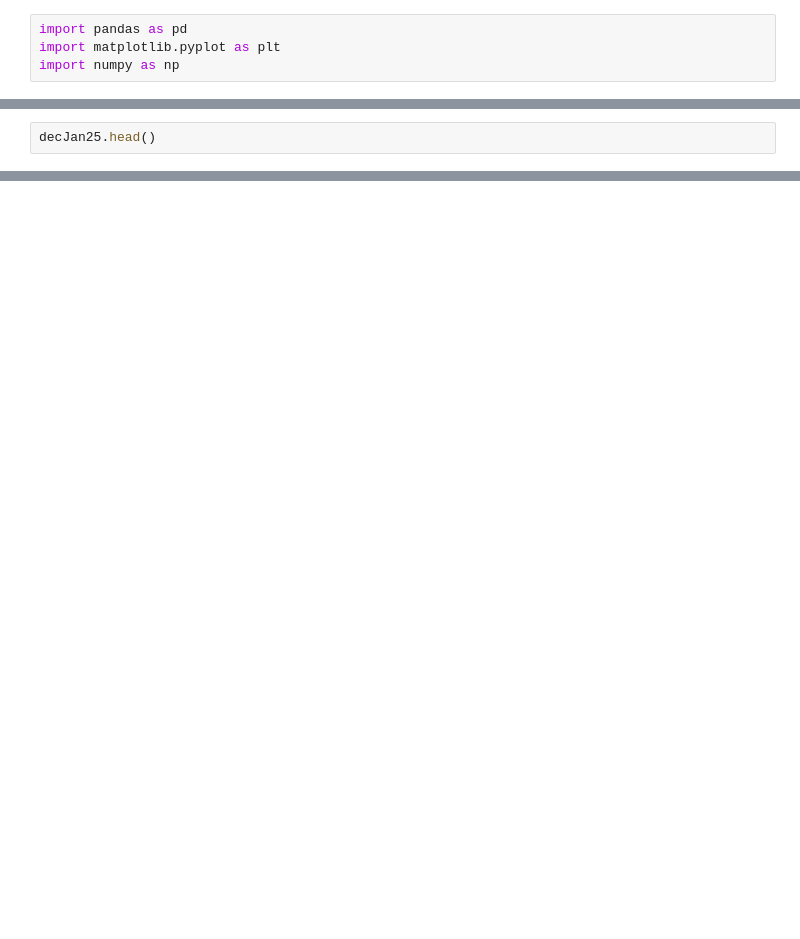
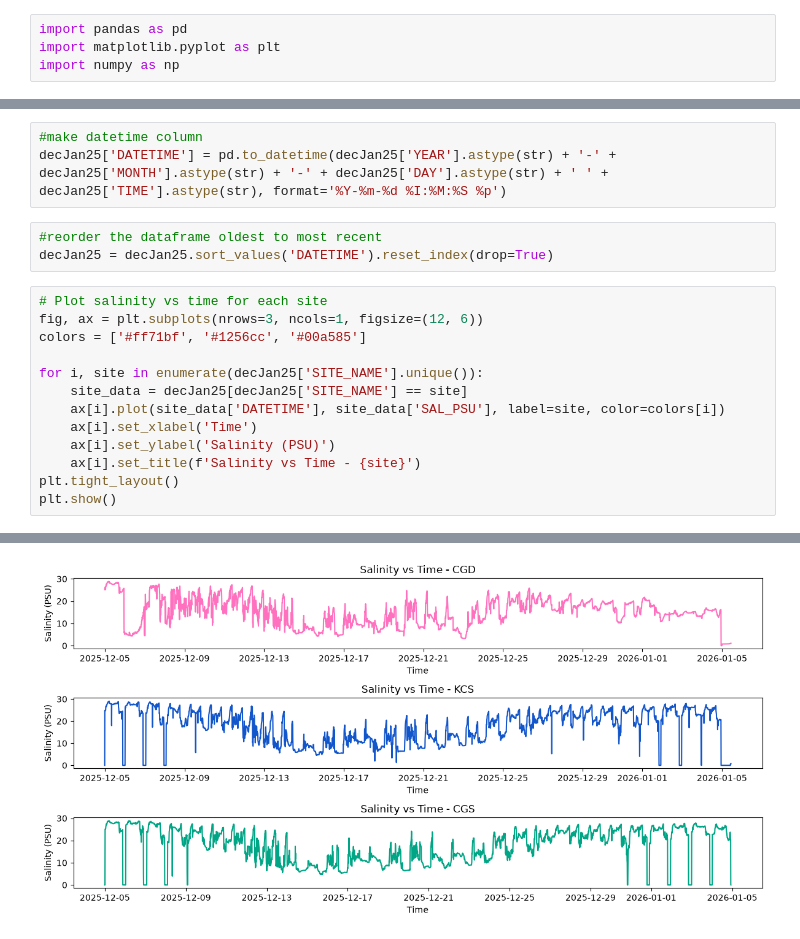
Before and after one commit to rippetl/atmospheric-rivers-skagit-bay, a Jupyter notebook: swinomish_sensor_data_viz.ipynb, the cells around one changed output, grey strips where cells are left out. Drawn from its saved outputs; the diff is of its cells as text; blank space fills up the shorter version.

Commit message:
Plotted salinity vs time and avg salinity vs time.

```diff
--- a/swinomish_sensor_data_viz.ipynb
+++ b/swinomish_sensor_data_viz.ipynb
@@ -7,3 +15,20 @@ decJan25 = pd.read_csv('/Users/lilyrippeteau/Library/CloudStorage/OneDrive-Weste
+# %%
+#make datetime column
+decJan25['DATETIME'] = pd.to_datetime(decJan25['YEAR'].astype(str) + '-' + decJan25['MONTH'].astype(str) + '-' + decJan25['DAY'].astype(str) + ' ' + decJan25['TIME'].astype(str), format='%Y-%m-%d %I:%M:%S %p')
+# %%
+#reorder the dataframe oldest to most recent
+decJan25 = decJan25.sort_values('DATETIME').reset_index(drop=True)
 # %%
-decJan25.head()
+# Plot salinity vs time for each site
+fig, ax = plt.subplots(nrows=3, ncols=1, figsize=(12, 6))
+colors = ['#ff71bf', '#1256cc', '#00a585']
+
+for i, site in enumerate(decJan25['SITE_NAME'].unique()):
+    site_data = decJan25[decJan25['SITE_NAME'] == site]
+    ax[i].plot(site_data['DATETIME'], site_data['SAL_PSU'], label=site, color=colors[i])
+    ax[i].set_xlabel('Time')
+    ax[i].set_ylabel('Salinity (PSU)')
+    ax[i].set_title(f'Salinity vs Time - {site}')
+plt.tight_layout()
+plt.show()
 # %% [output]
@@ -15,0 +35 @@ decJan25.head()
+[figure, added]
```
Also changed, not shown: parts of 3 cells of this notebook.
